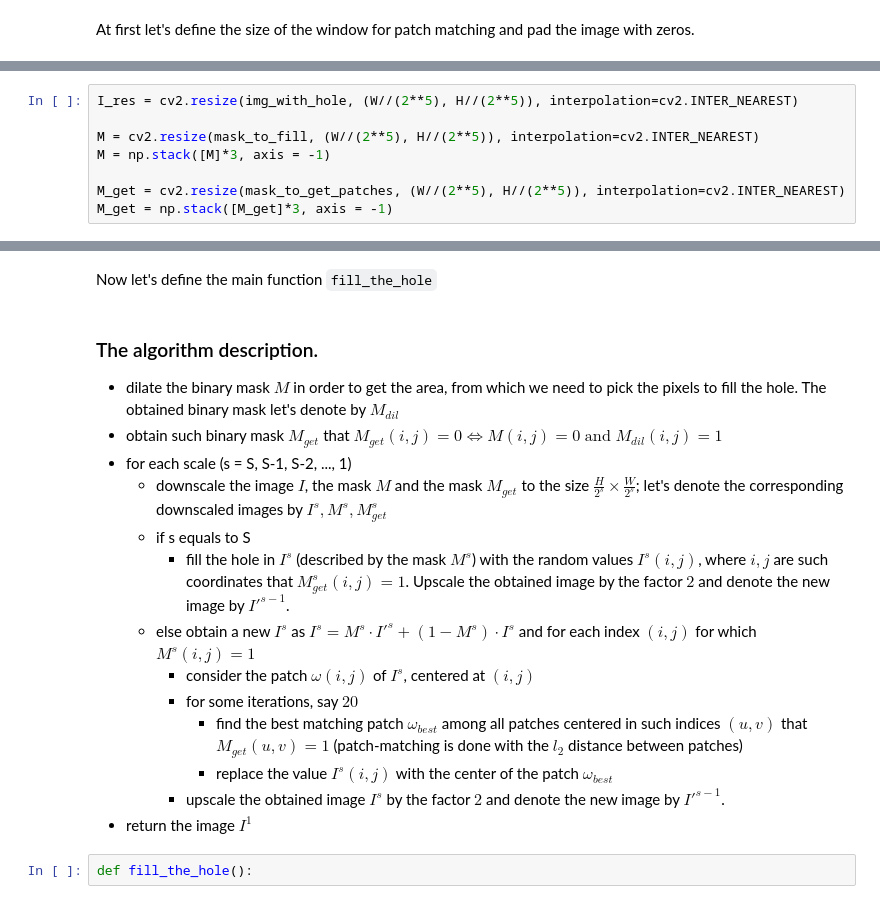
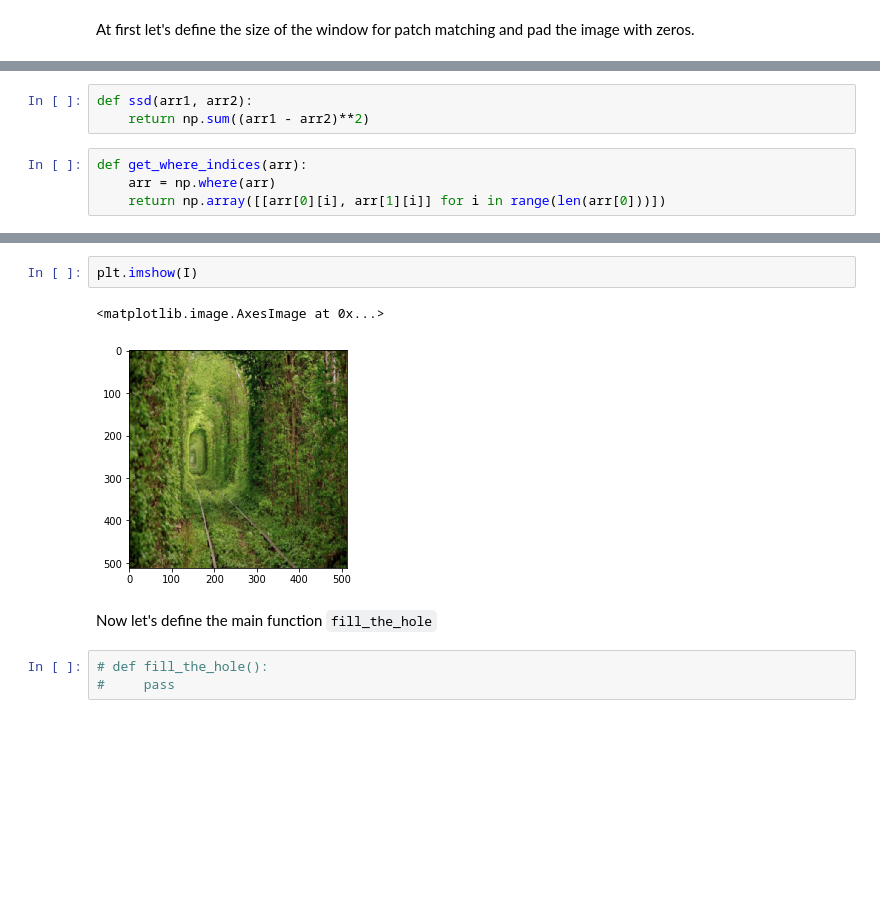
Before and after one commit to lev1khachatryan/ASDS_CV, a Jupyter notebook: Classes/20191031-Texture_Synthesis/Hole_filling_with_simple_patch_match.ipynb, the cells around one changed output, grey strips where cells are left out. Saved outputs shown, nothing was run; the diff lists cells and outputs as text; blank space fills up the shorter version.

````diff
--- a/Classes/20191031-Texture_Synthesis/Hole_filling_with_simple_patch_match.ipynb
+++ b/Classes/20191031-Texture_Synthesis/Hole_filling_with_simple_patch_match.ipynb
@@ -104,8 +88,0 @@ plt.imshow(img_pad);
-# %%
-I_res = cv2.resize(img_with_hole, (W//(2**5), H//(2**5)), interpolation=cv2.INTER_NEAREST)
-
-M = cv2.resize(mask_to_fill, (W//(2**5), H//(2**5)), interpolation=cv2.INTER_NEAREST)
-M = np.stack([M]*3, axis = -1)
-
-M_get = cv2.resize(mask_to_get_patches, (W//(2**5), H//(2**5)), interpolation=cv2.INTER_NEAREST)
-M_get = np.stack([M_get]*3, axis = -1)
@@ -112,3 +94,10 @@ M_get = np.stack([M_get]*3, axis = -1)
+# %%
+def ssd(arr1, arr2):
+    return np.sum((arr1 - arr2)**2)
+# %%
+def get_where_indices(arr):
+    arr = np.where(arr)
+    return np.array([[arr[0][i], arr[1][i]] for i in range(len(arr[0]))])
 # %%
 # I = img_pad.copy()
 I = img.copy()
@@ -143,19 +147,10 @@ ValueError: operands could not be broadcast together with shapes (32,32,3) (512,
+# %%
+plt.imshow(I)
+# %% [output]
+<matplotlib.image.AxesImage at 0x...>
+[figure, added]
 # %% [markdown]
 Now let's define the main function ```fill_the_hole```
-# %% [markdown]
-###  The algorithm description.
-- dilate the binary mask $M$ in order to get the area, from which we need to pick the pixels to fill the hole. The obtained binary mask let's denote by $M_{dil}$
-- obtain such binary mask $M_{get}$ that $M_{get}(i,j) = 0 \Longleftrightarrow M(i,j)=0 \; \mbox{and} \; M_{dil}(i,j) = 1$
-- for each scale (s = S, S-1, S-2, ..., 1)
-    - downscale the image $I$, the mask $M$ and the mask $M_{get}$ to the size $\frac{H}{2^s}\times\frac{W}{2^s}$; let's denote the corresponding downscaled images by $I^s, M^s, M^s_{get}$
-    - if s equals to S
-        - fill the hole in $I^s$ (described by the mask $M^s$) with the random values $I^s(i,j)$, where $i,j$ are such coordinates that $M^s_{get}(i,j) = 1$. Upscale the obtained image by the factor $2$ and denote the new image by $I'^{s-1}$.
-    - else obtain a new $I^s$ as $I^s = M^s \cdot I'^s + (1 - M^s)\cdot I^s$ and for each index $(i,j)$ for which $M^s(i,j)=1$
-        - consider the patch $\omega(i,j)$ of $I^s$, centered at $(i,j)$
-        - for some iterations, say $20$
-            - find the best matching patch $\omega_{best}$ among all patches centered in such indices $(u,v)$ that $M_{get}(u,v) = 1$ (patch-matching is done with the $l_2$ distance between patches)
-            - replace the value $I^s(i,j)$ with the center of the patch $\omega_{best}$
-        - upscale the obtained image $I^s$ by the factor $2$ and denote the new image by $I'^{s-1}$.
-- return the image $I^1$
-# %%
-def fill_the_hole():
+# %%
+# def fill_the_hole():
+#     pass
````
Also changed, not shown: parts of 11 cells of this notebook.
